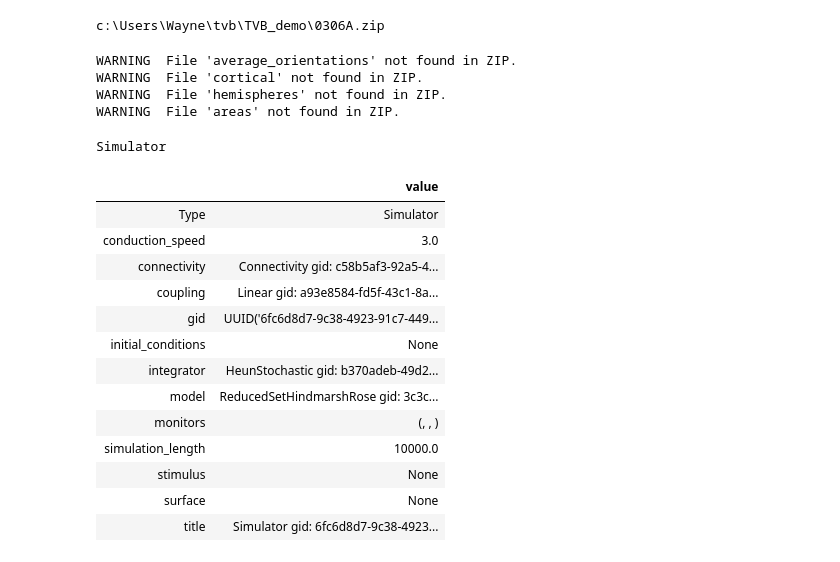
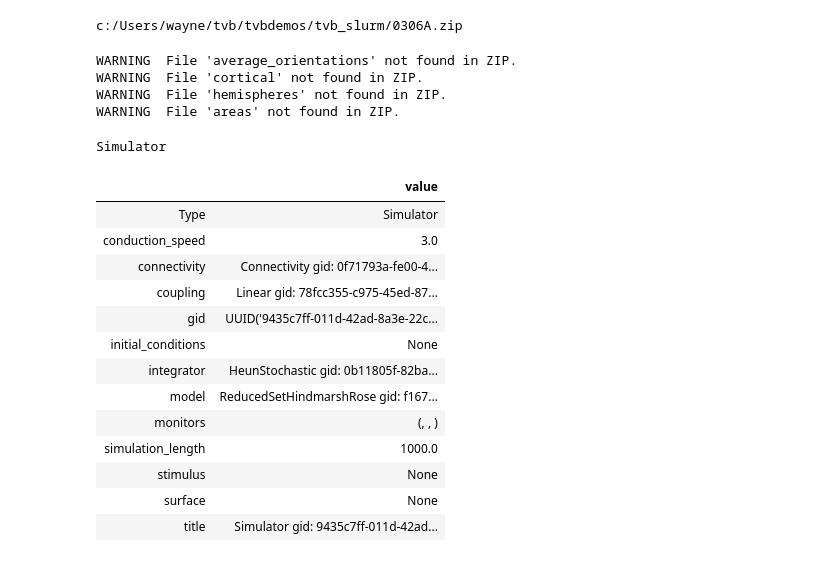
Before and after one commit to yilewang/tvbdemos, a Jupyter notebook: sim1.ipynb, the cells around one changed output. Cells and saved outputs as stored; diff of their text form; code cells hidden in the pictures.

```diff
--- a/sim1.ipynb
+++ b/sim1.ipynb
@@ -13,49 +13,49 @@ import numpy as np
 import matplotlib.pyplot as plt
 # %%
 # %%capture
-# ! wget -c -O 0306A.zip --no-check-certificate https://github.com/yilewang/TVB_Demo/raw/master/0306A.zip
-path = os.path.abspath("0306A.zip")
+#! wget -c -O 0306A.zip --no-check-certificate https://github.com/yilewang/tvbdemos/raw/master/tvb_slurm/0306A.zip
+path = "c:/Users/wayne/tvb/tvbdemos/tvb_slurm/0306A.zip"
 print(path)
 # %% [output]
-c:\Users\Wayne\tvb\TVB_demo\0306A.zip
+c:/Users/wayne/tvb/tvbdemos/tvb_slurm/0306A.zip
 # %%
 connectivity.speed = np.array([10.])
-sim_time = 1e4
+sim_time = 1e3
 ReducedSetBase.number_of_modes = 1
 sim = simulator.Simulator(
-    model=ReducedSetHindmarshRose(variable_of_interest = ['xi']),
+    model=ReducedSetHindmarshRose(variables_of_interest = ['xi']),
     connectivity=connectivity.Connectivity.from_file(path),
     coupling=coupling.Linear(a=np.array([0.015])),
     simulation_length=sim_time,
     integrator=integrators.HeunStochastic(dt=0.01220703125, noise=noise.Additive(nsig=np.array([0.00001]), ntau=0.0,
                                                                                 random_stream=np.random.RandomState(seed=42))),
     monitors=(
        monitors.TemporalAverage(period=1.),
        monitors.Raw(),
        monitors.ProgressLogger(period=1e2)
     )
 ).configure()
 sim.configure()
 # %% [output]
 WARNING  File 'average_orientations' not found in ZIP.
 WARNING  File 'cortical' not found in ZIP.
 WARNING  File 'hemispheres' not found in ZIP.
 WARNING  File 'areas' not found in ZIP.
 Simulator
 |  | value |
 | Type | Simulator |
 | conduction_speed | 3.0 |
-| connectivity | Connectivity gid: c58b5af3-92a5-4... |
-| coupling | Linear gid: a93e8584-fd5f-43c1-8a... |
-| gid | UUID('6fc6d8d7-9c38-4923-91c7-449... |
+| connectivity | Connectivity gid: 0f71793a-fe00-4... |
+| coupling | Linear gid: 78fcc355-c975-45ed-87... |
+| gid | UUID('9435c7ff-011d-42ad-8a3e-22c... |
 | initial_conditions | None |
-| integrator | HeunStochastic gid: b370adeb-49d2... |
-| model | ReducedSetHindmarshRose gid: 3c3c... |
+| integrator | HeunStochastic gid: 0b11805f-82ba... |
+| model | ReducedSetHindmarshRose gid: f167... |
 | monitors | (, , ) |
-| simulation_length | 10000.0 |
+| simulation_length | 1000.0 |
 | stimulus | None |
 | surface | None |
-| title | Simulator gid: 6fc6d8d7-9c38-4923... |
+| title | Simulator gid: 9435c7ff-011d-42ad... |
 # %%
 (tavg_time, tavg_data), (raw_time, raw_data),_ = sim.run()
 # %% [output]
```
Also changed, not shown: parts of 8 cells of this notebook, 2 other files.
